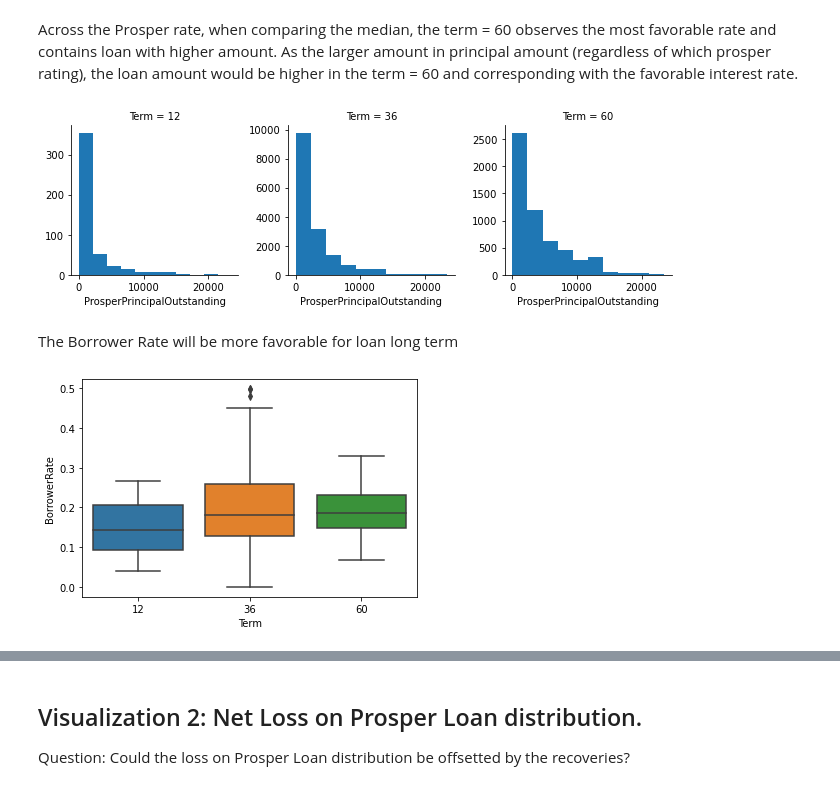
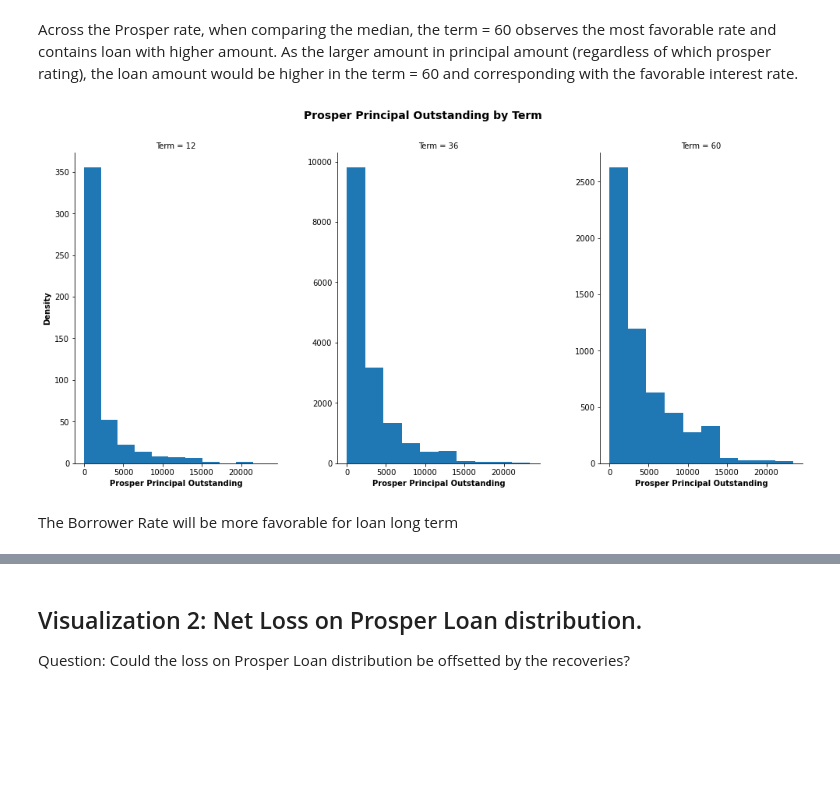
Before and after one commit to minhtutruong712/Loan-Prosper_Data-Visualization, a Jupyter notebook: Part_II_slide_deck_template.ipynb, the cells around one changed output, grey strips where cells are left out. Saved outputs shown, nothing was run; the diff lists cells and outputs as text; code cells hidden in the pictures; blank space fills up the shorter version.

```diff
--- a/Part_II_slide_deck_template.ipynb
+++ b/Part_II_slide_deck_template.ipynb
@@ -56,11 +79,15 @@ As the larger amount in principal amount (regardless of which prosper rating), t
 # %%
 g = sb.FacetGrid(data = data, col = 'Term', col_wrap=3, sharey=False)
 g.map(plt.hist, 'ProsperPrincipalOutstanding');
+g.fig.set_size_inches(14, 8);
+
+g.set_xlabels('Prosper Principal Outstanding', fontsize = 10, weight = "bold");
+g.set_ylabels('Density', fontsize = 10, weight = "bold");
+
+
+# Add main title
+plt.suptitle('Prosper Principal Outstanding by Term', fontsize = 14, weight = "bold");
 # %% [output]
-[figure, old version]
+[figure, new version]
 # %% [markdown]
 The Borrower Rate will be more favorable for loan long term
-# %%
-sb.boxplot(data=data, y ='BorrowerRate', x='Term');
-# %% [output]
-[figure, removed]
```
Also changed, not shown: parts of 7 cells of this notebook, 1 other file.
